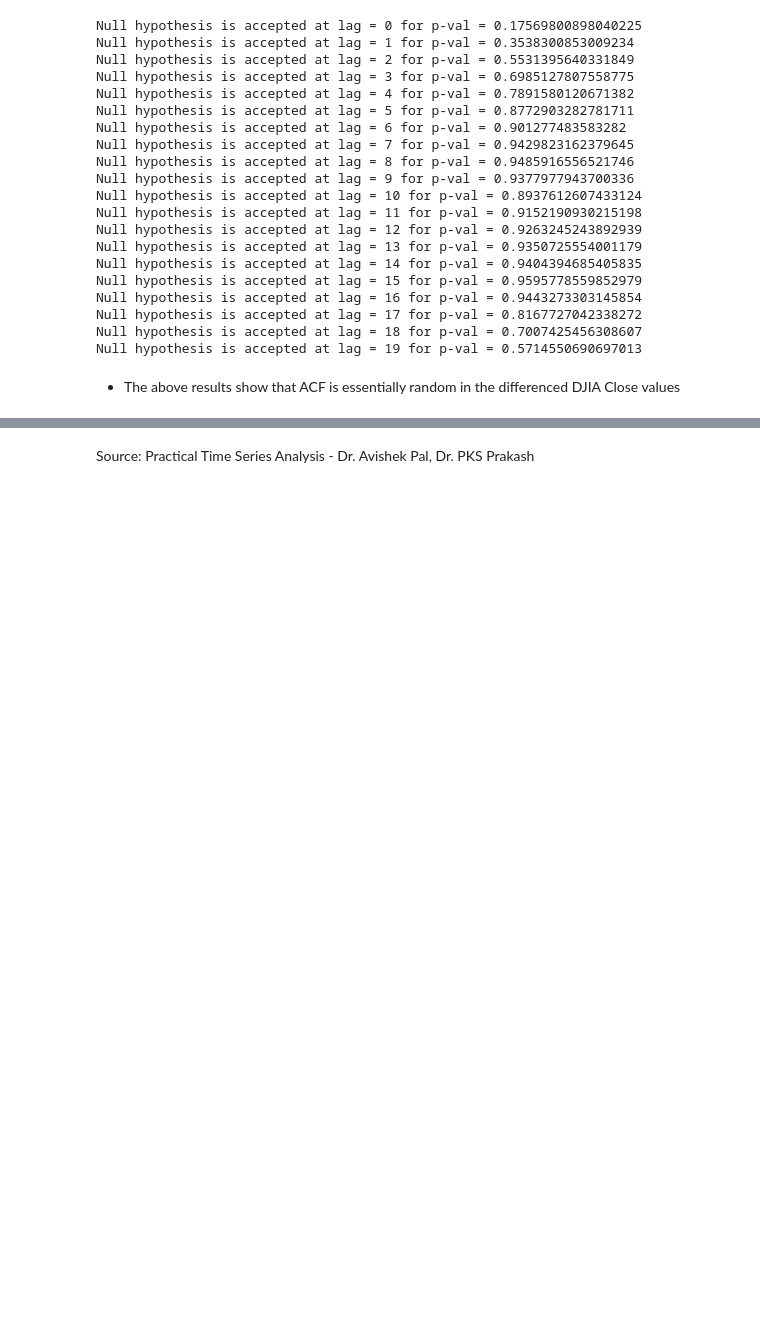
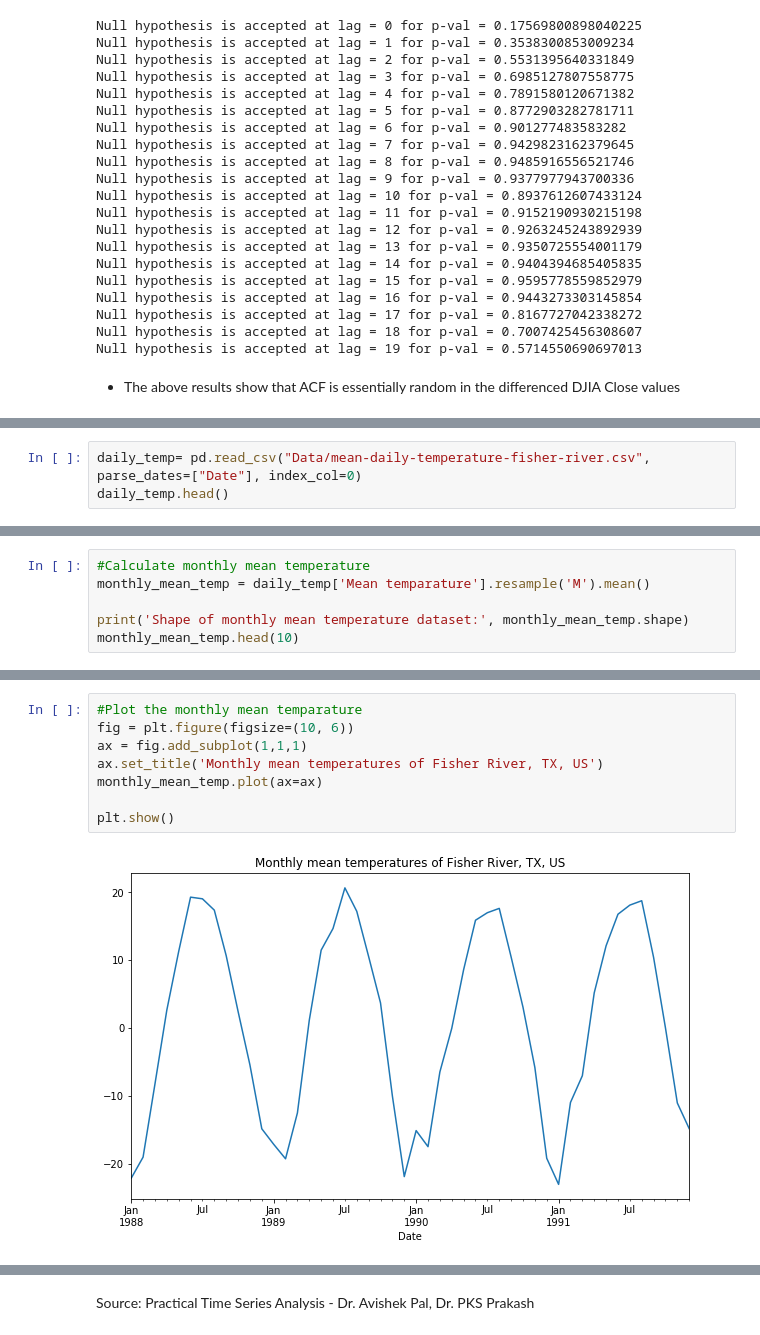
Before and after one commit to kurtsenol/pandas, a Jupyter notebook: Time-Series/PTSA_Chapter_2.ipynb, the cells around one changed output, grey strips where cells are left out. Saved outputs shown, nothing was run; the diff lists cells and outputs as text; blank space fills up the shorter version.

```diff
--- a/Time-Series/PTSA_Chapter_2.ipynb
+++ b/Time-Series/PTSA_Chapter_2.ipynb
@@ -355,0 +376,3 @@ Null hypothesis is accepted at lag = 19 for p-val = 0.5714550690697013
+# %%
+daily_temp= pd.read_csv("Data/mean-daily-temperature-fisher-river.csv", parse_dates=["Date"], index_col=0)
+daily_temp.head()
@@ -355,0 +387,6 @@ Null hypothesis is accepted at lag = 19 for p-val = 0.5714550690697013
+# %%
+#Calculate monthly mean temperature
+monthly_mean_temp = daily_temp['Mean temparature'].resample('M').mean()
+
+print('Shape of monthly mean temperature dataset:', monthly_mean_temp.shape)
+monthly_mean_temp.head(10)
@@ -355,0 +407,10 @@ Null hypothesis is accepted at lag = 19 for p-val = 0.5714550690697013
+# %%
+#Plot the monthly mean temparature
+fig = plt.figure(figsize=(10, 6))
+ax = fig.add_subplot(1,1,1)
+ax.set_title('Monthly mean temperatures of Fisher River, TX, US')
+monthly_mean_temp.plot(ax=ax)
+
+plt.show()
+# %% [output]
+[figure, added]
```
Also changed, not shown: parts of 19 cells of this notebook.
